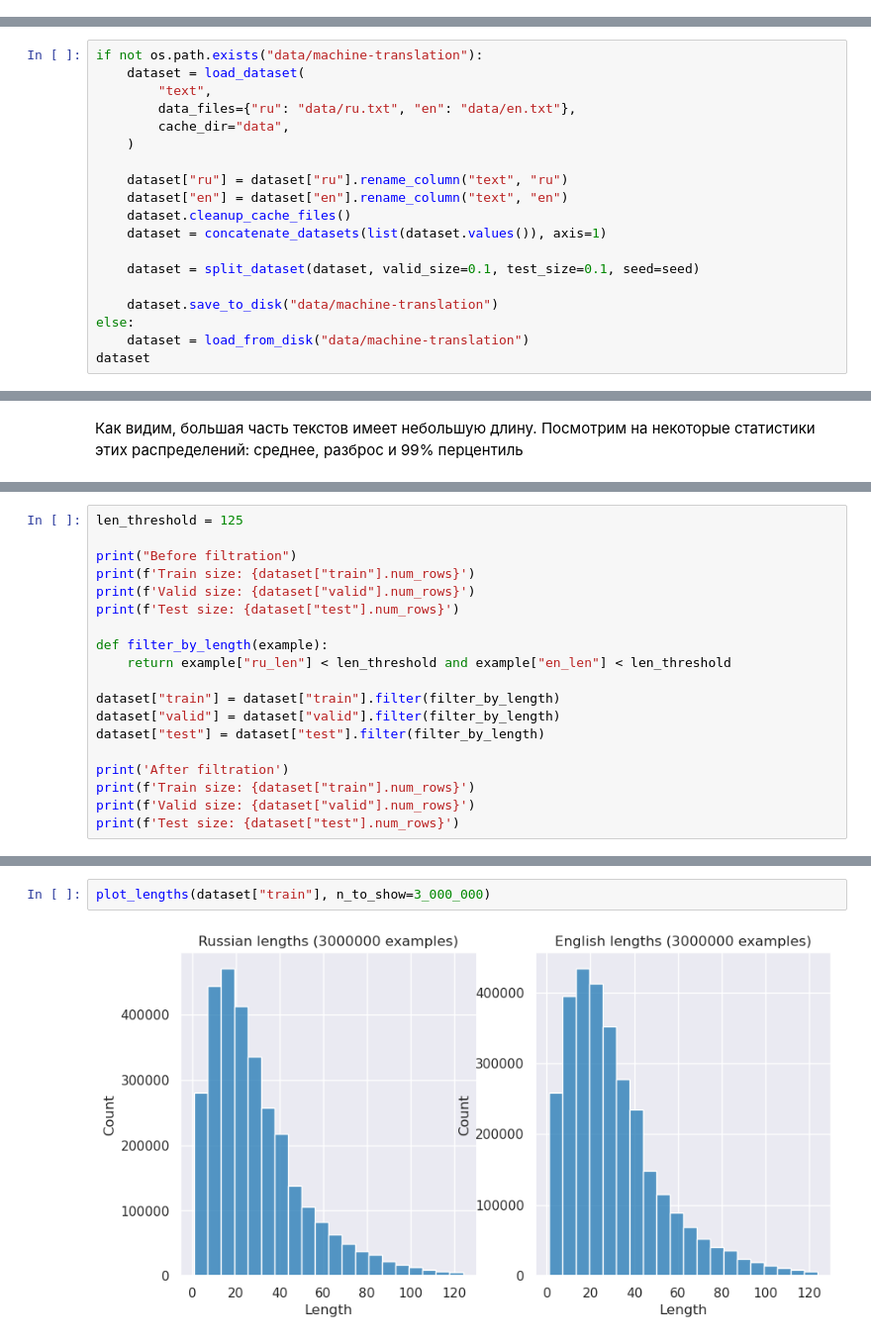
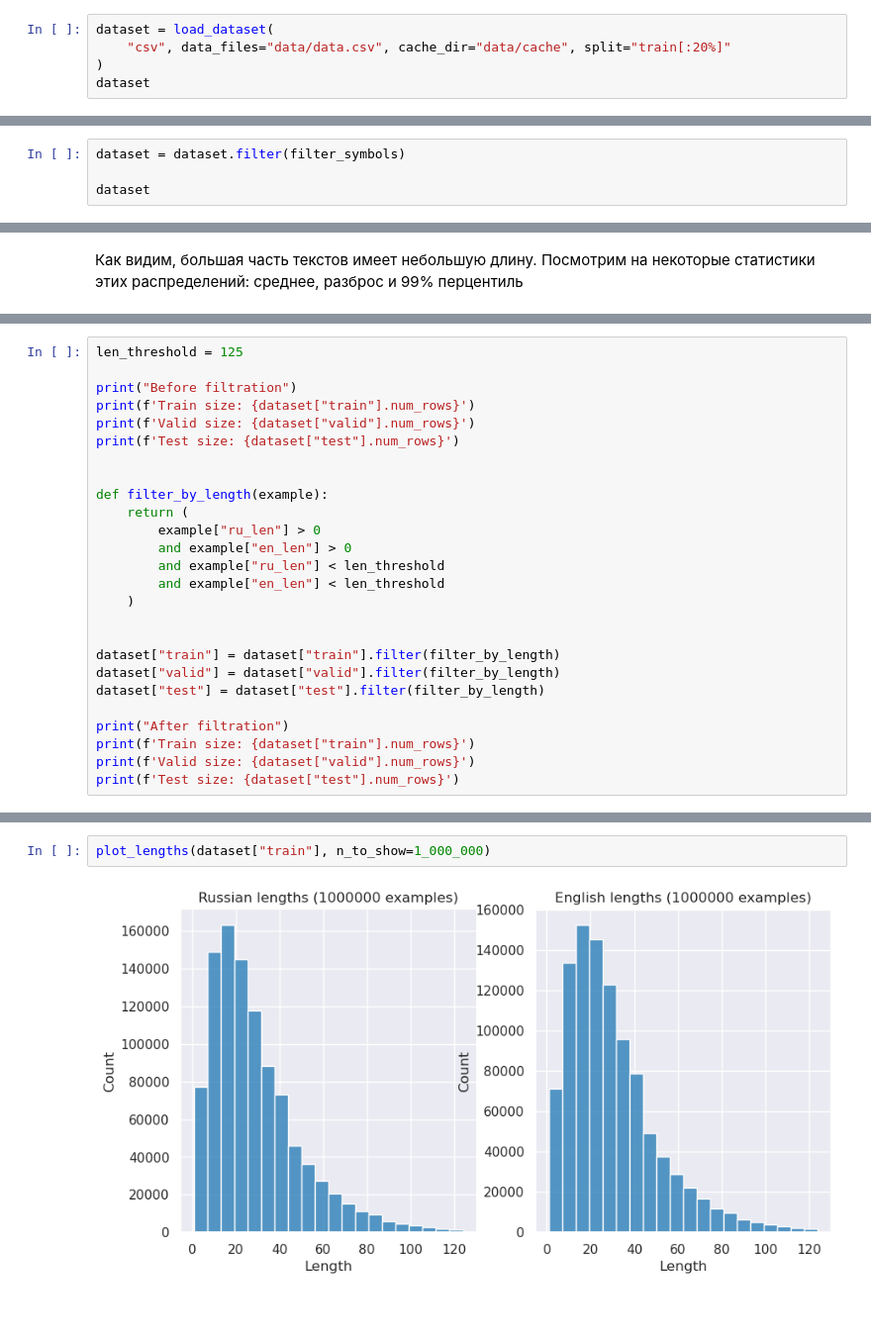
Before and after one commit to ilyaskalimullinn/machine_translation, a Jupyter notebook: 01-translation.ipynb, the cells around one changed output, grey strips where cells are left out. Shown at 99% size. Cells and saved outputs as stored; diff of their text form; blank space fills up the shorter version.

```diff
--- a/01-translation.ipynb
+++ b/01-translation.ipynb
@@ -43,0 +67,5 @@ torch.backends.cudnn.deterministic = True
+# %%
+dataset = load_dataset(
+    "csv", data_files="data/data.csv", cache_dir="data/cache", split="train[:20%]"
+)
+dataset
@@ -43,0 +97,4 @@ torch.backends.cudnn.deterministic = True
+# %%
+dataset = dataset.filter(filter_symbols)
+
+dataset
@@ -63,19 +145,0 @@ def split_dataset(
-# %%
-if not os.path.exists("data/machine-translation"):
-    dataset = load_dataset(
-        "text",
-        data_files={"ru": "data/ru.txt", "en": "data/en.txt"},
-        cache_dir="data",
-    )
-
-    dataset["ru"] = dataset["ru"].rename_column("text", "ru")
-    dataset["en"] = dataset["en"].rename_column("text", "en")
-    dataset.cleanup_cache_files()
-    dataset = concatenate_datasets(list(dataset.values()), axis=1)
-
-    dataset = split_dataset(dataset, valid_size=0.1, test_size=0.1, seed=seed)
-
-    dataset.save_to_disk("data/machine-translation")
-else:
-    dataset = load_from_disk("data/machine-translation")
-dataset
@@ -192,14 +243,21 @@ print(f'Train size: {dataset["train"].num_rows}')
 print(f'Valid size: {dataset["valid"].num_rows}')
 print(f'Test size: {dataset["test"].num_rows}')
 
+
 def filter_by_length(example):
-    return example["ru_len"] < len_threshold and example["en_len"] < len_threshold
+    return (
+        example["ru_len"] > 0
+        and example["en_len"] > 0
+        and example["ru_len"] < len_threshold
+        and example["en_len"] < len_threshold
+    )
+
 
 dataset["train"] = dataset["train"].filter(filter_by_length)
 dataset["valid"] = dataset["valid"].filter(filter_by_length)
 dataset["test"] = dataset["test"].filter(filter_by_length)
 
-print('After filtration')
+print("After filtration")
 print(f'Train size: {dataset["train"].num_rows}')
 print(f'Valid size: {dataset["valid"].num_rows}')
 print(f'Test size: {dataset["test"].num_rows}')
@@ -215,4 +276,4 @@ Test size: 2555812
 # %%
-plot_lengths(dataset["train"], n_to_show=3_000_000)
+plot_lengths(dataset["train"], n_to_show=1_000_000)
 # %% [output]
-[figure, old version]
+[figure, new version]
```
Also changed, not shown: parts of 77 cells of this notebook, 1 other file.
